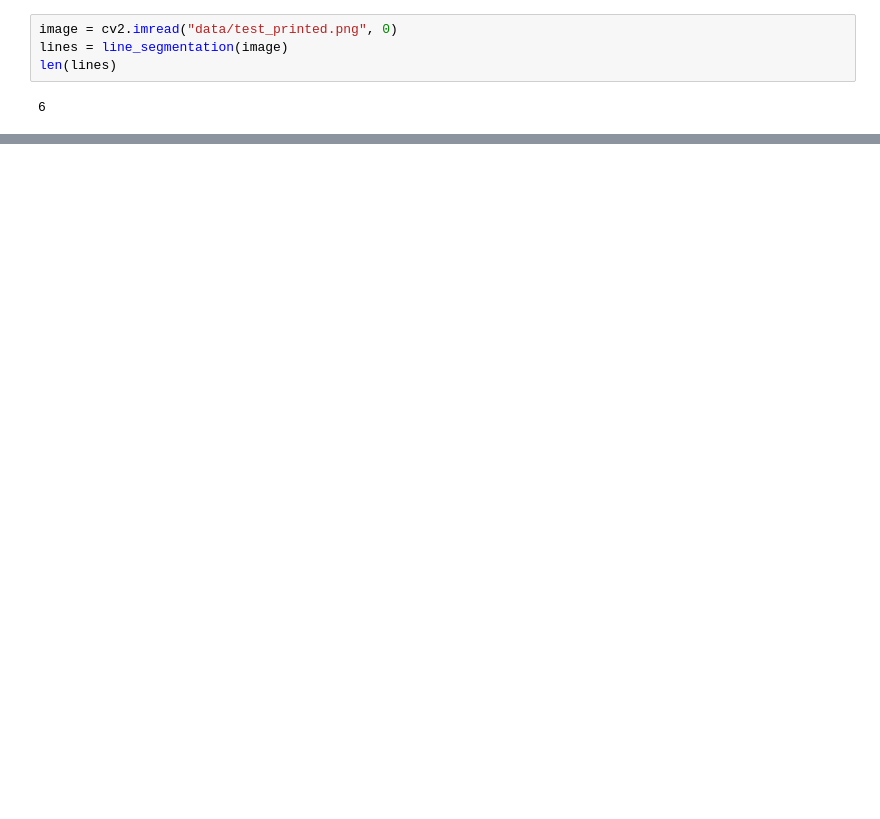
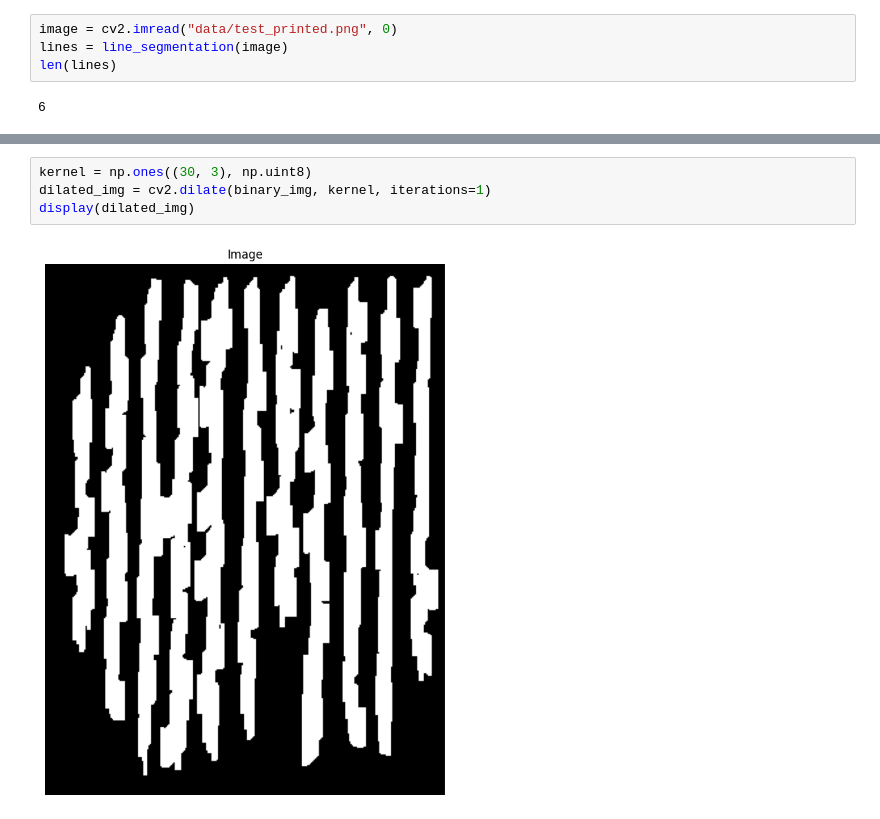
Before and after one commit to Munguudog/Mongol-tuulgatnii-hoyr-erhem-project-OCR-, a Jupyter notebook: adiya/word_segmentation/line_seperator.ipynb, the cells around one changed output, grey strips where cells are left out. Cells and saved outputs as stored; diff of their text form; blank space fills up the shorter version.

```diff
--- a/adiya/word_segmentation/line_seperator.ipynb
+++ b/adiya/word_segmentation/line_seperator.ipynb
@@ -593,0 +605,6 @@ display_image
+# %%
+kernel = np.ones((30, 3), np.uint8)
+dilated_img = cv2.dilate(binary_img, kernel, iterations=1)
+display(dilated_img)
+# %% [output]
+[figure, added]
```
Also changed, not shown: parts of 5 cells of this notebook, 9 other files.
